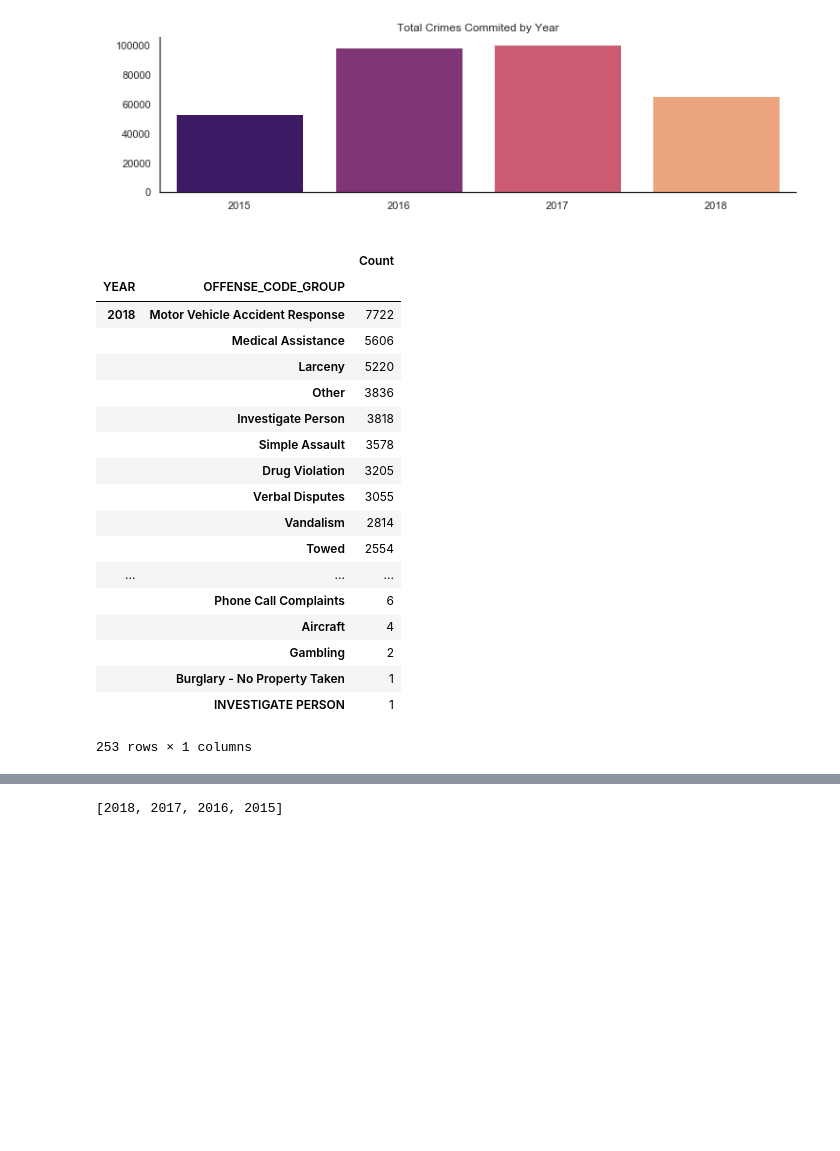
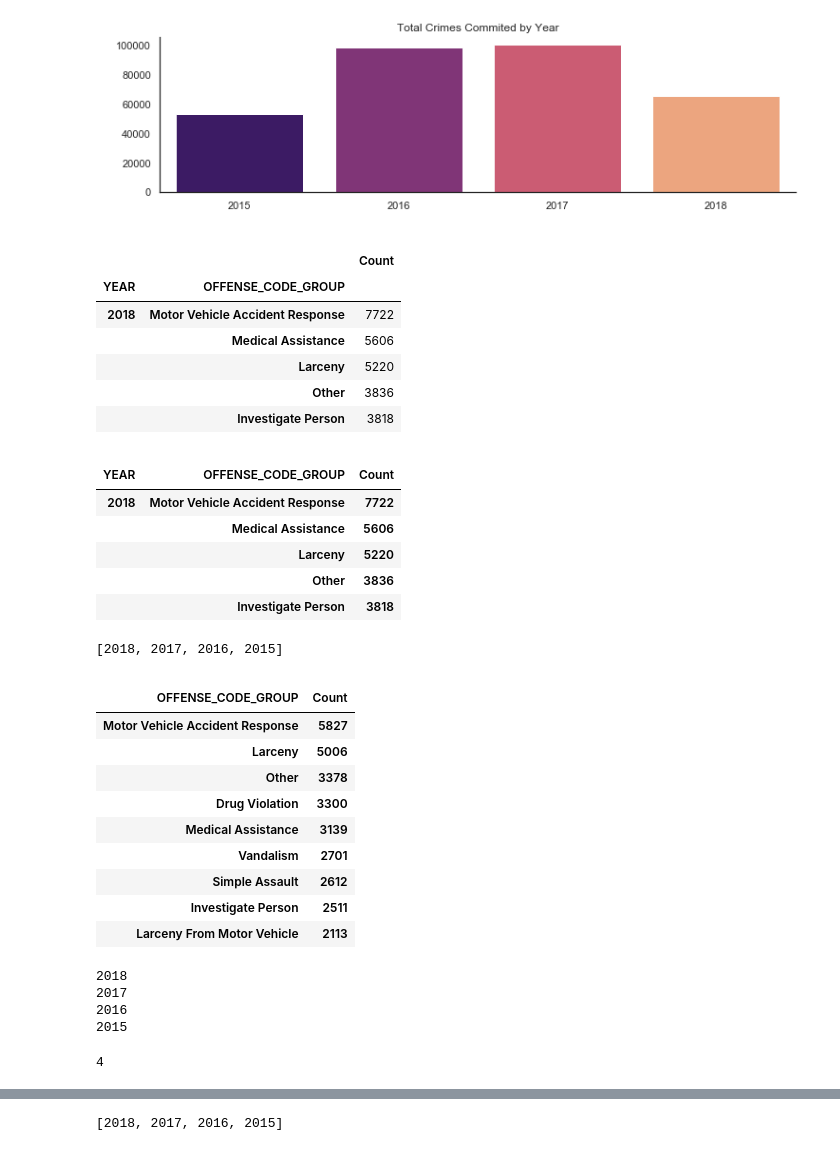
Before and after one commit to SpacePatroller/Boston_Crime_Data, a Jupyter notebook: Crime Data EDA.ipynb, the cells around one changed output, grey strips where cells are left out. Cells and saved outputs as stored; diff of their text form; code cells hidden in the pictures; blank space fills up the shorter version.

```diff
--- a/Crime Data EDA.ipynb
+++ b/Crime Data EDA.ipynb
@@ -336,29 +336,17 @@ plt.savefig('images/crimesByyear.png')
 # %%
 offensesByYearCatg = pd.DataFrame(df.groupby(['YEAR','OFFENSE_CODE_GROUP'])['OFFENSE_CODE_GROUP'].count())
 
 offensesByYearCatg.columns = ['Count']
 
 # offensesByYearCatg.reset_index(inplace=True)
 offensesByYearCatg = offensesByYearCatg.sort_values(by=['YEAR','Count'],ascending=False)
 
-offensesByYearCatg
+offensesByYearCatg.head()
 # %% [output]
 |  |  | Count |
 | YEAR | OFFENSE_CODE_GROUP |  |
 | 2018 | Motor Vehicle Accident Response | 7722 |
 |  | Medical Assistance | 5606 |
 |  | Larceny | 5220 |
 |  | Other | 3836 |
 |  | Investigate Person | 3818 |
-|  | Simple Assault | 3578 |
-|  | Drug Violation | 3205 |
-|  | Verbal Disputes | 3055 |
-|  | Vandalism | 2814 |
-|  | Towed | 2554 |
-| ... | ... | ... |
-|  | Phone Call Complaints | 6 |
-|  | Aircraft | 4 |
-|  | Gambling | 2 |
-|  | Burglary - No Property Taken | 1 |
-|  | INVESTIGATE PERSON | 1 |
-253 rows × 1 columns
@@ -365,2 +355,45 @@ offensesByYearCatg
+# %%
+test2 = test.set_index(['YEAR','OFFENSE_CODE_GROUP','Count'])
+
+test2.head()
+# %% [output]
+|  |  |  |
+| YEAR | OFFENSE_CODE_GROUP | Count |
+| 2018 | Motor Vehicle Accident Response | 7722 |
+|  | Medical Assistance | 5606 |
+|  | Larceny | 5220 |
+|  | Other | 3836 |
+|  | Investigate Person | 3818 |
 # %%
 years = df['YEAR'].unique().tolist()
+years
+# %% [output]
+[2018, 2017, 2016, 2015]
+# %%
+test2.xs(2015,level=0)[:9]
+# %% [output]
+|  |  |
+| OFFENSE_CODE_GROUP | Count |
+| Motor Vehicle Accident Response | 5827 |
+| Larceny | 5006 |
+| Other | 3378 |
+| Drug Violation | 3300 |
+| Medical Assistance | 3139 |
+| Vandalism | 2701 |
+| Simple Assault | 2612 |
+| Investigate Person | 2511 |
+| Larceny From Motor Vehicle | 2113 |
+# %%
+for year in years:
+    print(year)
+    g = []
+    g = (test2.xs(year,level=0)[:9])
+# %% [output]
+2018
+2017
+2016
+2015
+# %%
+len(years)
+# %% [output]
+4
```
Also changed, not shown: parts of 4 cells of this notebook.
